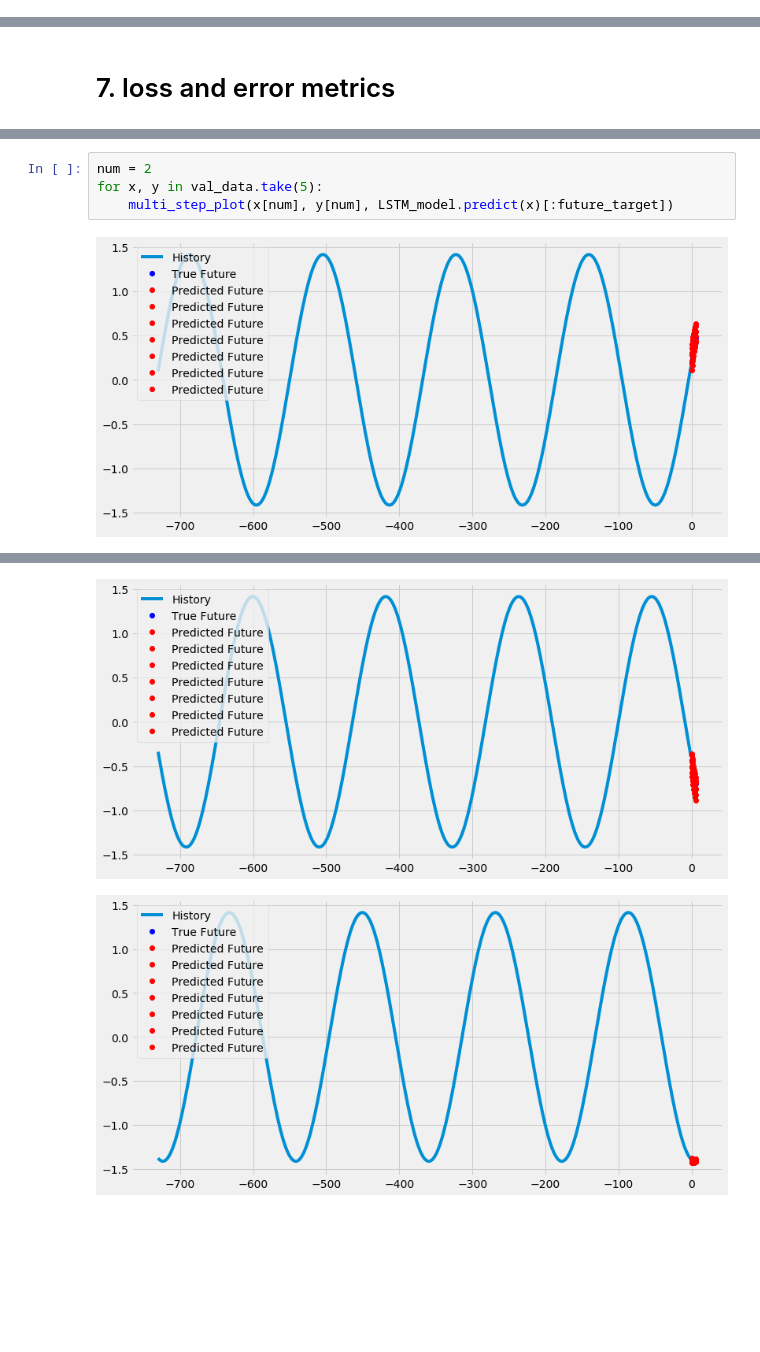
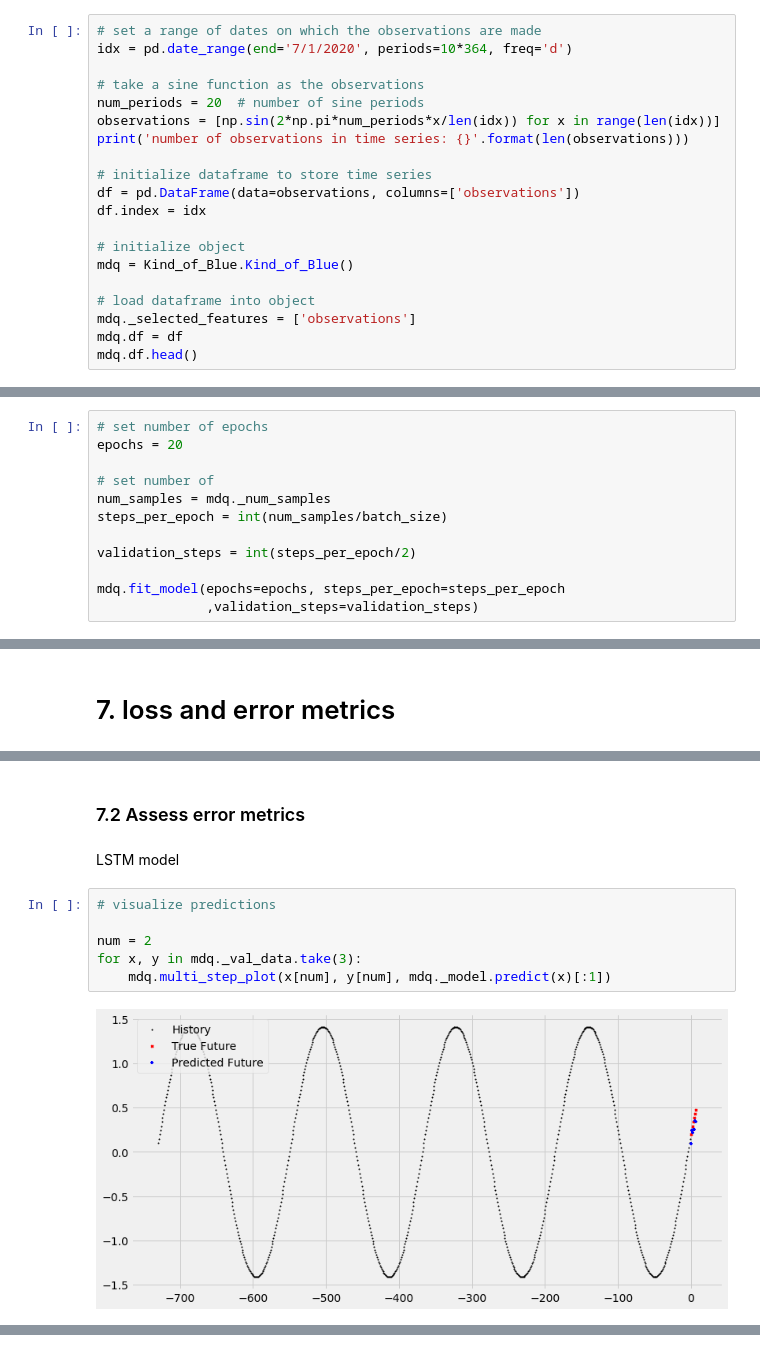
Before and after one commit to StofAle/Introductory_TimeSeriesForecasting_using_RNN, a Jupyter notebook: 01_So_What.ipynb, the cells around one changed output, grey strips where cells are left out. Drawn from its saved outputs; the diff is of its cells as text; blank space fills up the shorter version.

```diff
--- a/01_So_What.ipynb
+++ b/01_So_What.ipynb
@@ -302,0 +47,20 @@ Epoch 1/100
+# %%
+# set a range of dates on which the observations are made
+idx = pd.date_range(end='7/1/2020', periods=10*364, freq='d')
+
+# take a sine function as the observations
+num_periods = 20  # number of sine periods
+observations = [np.sin(2*np.pi*num_periods*x/len(idx)) for x in range(len(idx))]
+print('number of observations in time series: {}'.format(len(observations)))
+
+# initialize dataframe to store time series
+df = pd.DataFrame(data=observations, columns=['observations'])
+df.index = idx
+
+# initialize object
+mdq = Kind_of_Blue.Kind_of_Blue()
+
+# load dataframe into object
+mdq._selected_features = ['observations']
+mdq.df = df
+mdq.df.head()
@@ -302,0 +173,12 @@ Epoch 1/100
+# %%
+# set number of epochs
+epochs = 20
+
+# set number of
+num_samples = mdq._num_samples
+steps_per_epoch = int(num_samples/batch_size)
+
+validation_steps = int(steps_per_epoch/2)
+
+mdq.fit_model(epochs=epochs, steps_per_epoch=steps_per_epoch
+              ,validation_steps=validation_steps)
@@ -336,6 +220,13 @@ plt.show()
+# %% [markdown]
+<a id='Part7.2_link'></a>
+### 7.2 Assess error metrics
+# %% [markdown]
+LSTM model
 # %%
+# visualize predictions
+
 num = 2
-for x, y in val_data.take(5):
-    multi_step_plot(x[num], y[num], LSTM_model.predict(x)[:future_target])
+for x, y in mdq._val_data.take(3):
+    mdq.multi_step_plot(x[num], y[num], mdq._model.predict(x)[:1])
 # %% [output]
-[figure, old version]
+[figure, new version]
@@ -344,2 +234,0 @@ for x, y in val_data.take(5):
-[figure, removed]
-[figure, removed]
```
Also changed, not shown: parts of 71 cells of this notebook, 2 other files.
